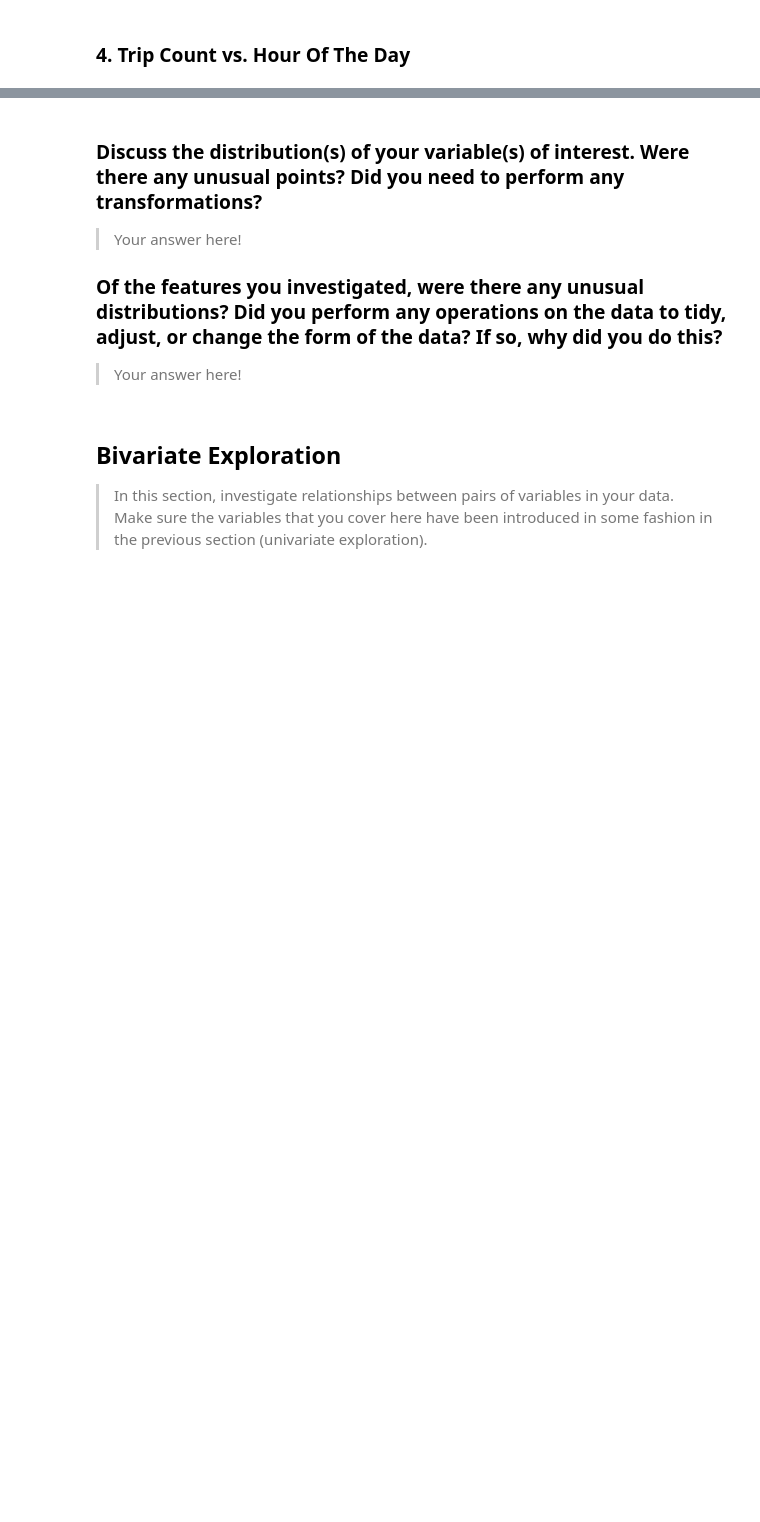
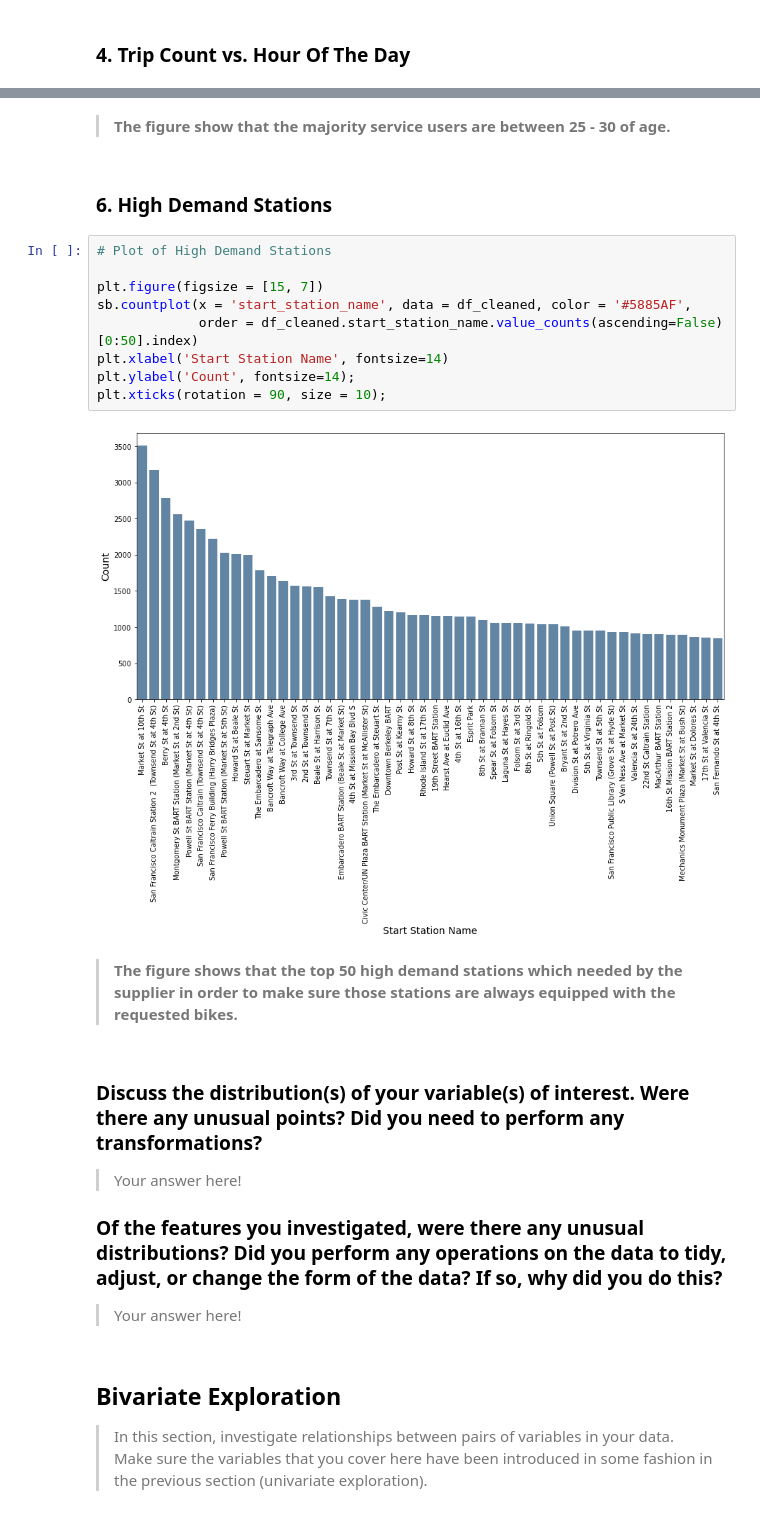
Before and after one commit to KarimEl-Dweky/Communicate-Data-Findings-Ford-Go-Bike, a Jupyter notebook: exploration.ipynb, the cells around one changed output, grey strips where cells are left out. Cells and saved outputs as stored; diff of their text form; blank space fills up the shorter version.

```diff
--- a/exploration.ipynb
+++ b/exploration.ipynb
@@ -580,3 +595,20 @@ plt.suptitle('Trip Count vs. Hour Of The Day', fontsize=18);
+# %% [markdown]
+> **The figure show that the majority service users are between 25 - 30 of age.**
+# %% [markdown]
+### 6. High Demand Stations
+# %%
+# Plot of High Demand Stations
+
+plt.figure(figsize = [15, 7])
+sb.countplot(x = 'start_station_name', data = df_cleaned, color = '#5885AF',
+             order = df_cleaned.start_station_name.value_counts(ascending=False)[0:50].index)
+plt.xlabel('Start Station Name', fontsize=14)
+plt.ylabel('Count', fontsize=14);
+plt.xticks(rotation = 90, size = 10);
+# %% [output]
+[figure, added]
+# %% [markdown]
+> **The figure shows that the top 50 high demand stations which needed by the supplier in order to make sure those stations are always equipped with the requested bikes.**
 # %% [markdown]
 ### Discuss the distribution(s) of your variable(s) of interest. Were there any unusual points? Did you need to perform any transformations?
 
```
Also changed, not shown: parts of 7 cells of this notebook.
